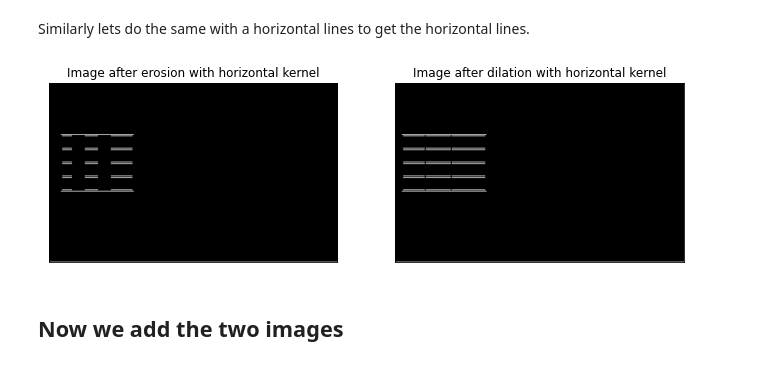
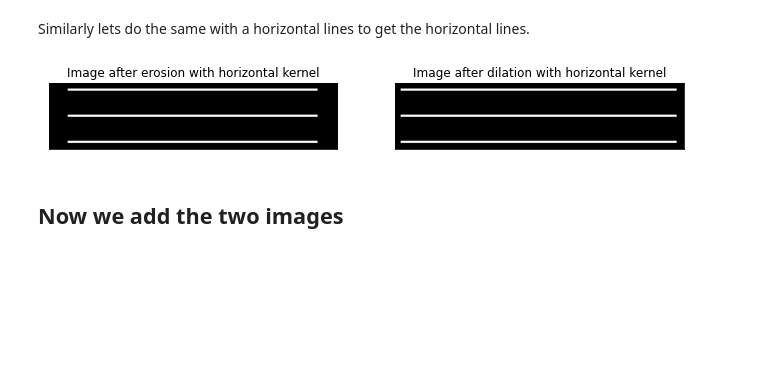
Before and after one commit to superzw/Table_Data_Extraction, a Jupyter notebook: debug.ipynb, the cells around one changed output. Drawn from its saved outputs; the diff is of its cells as text; code cells hidden in the pictures; blank space fills up the shorter version.

```diff
--- a/debug.ipynb
+++ b/debug.ipynb
@@ -5,8 +8,8 @@
 # %%
 import cv2
 import matplotlib.pyplot as plt
-file=r'./test_table_img.png'
-# file=r'./test6.png'
+# file=r'./test_table_img.png'
+file=r'./test6.png'
 img = cv2.imread(file,0)
 plot1 = plt.imshow(cv2.cvtColor(img, cv2.COLOR_BGR2RGB))
 plt.show()
@@ -85,18 +88,18 @@ Similarly lets do the same with a horizontal lines to get the horizontal lines.
 # %%
 plt.figure(figsize= (30,30))
 
-hor_kernel = cv2.getStructuringElement(cv2.MORPH_RECT, (np.array(img).shape[1]//100, 1))
+hor_kernel = cv2.getStructuringElement(cv2.MORPH_RECT, (np.array(img).shape[1]//50, 1))
 horizontal_lines = cv2.erode(img_bin, hor_kernel, iterations=5)
 plt.subplot(153),plt.imshow(horizontal_lines, cmap = 'gray')
 plt.title('Image after erosion with horizontal kernel'), plt.xticks([]), plt.yticks([])
 
 horizontal_lines = cv2.dilate(horizontal_lines, hor_kernel, iterations=5)
 plt.subplot(154),plt.imshow(horizontal_lines, cmap = 'gray')
 plt.title('Image after dilation with horizontal kernel'), plt.xticks([]), plt.yticks([])
 
 plt.show()
 # %% [output]
-[figure, old version]
+[figure, new version]
 # %% [markdown]
 ## Now we add the two images
 # %%
```
Also changed, not shown: parts of 20 cells of this notebook, 4 other files.
